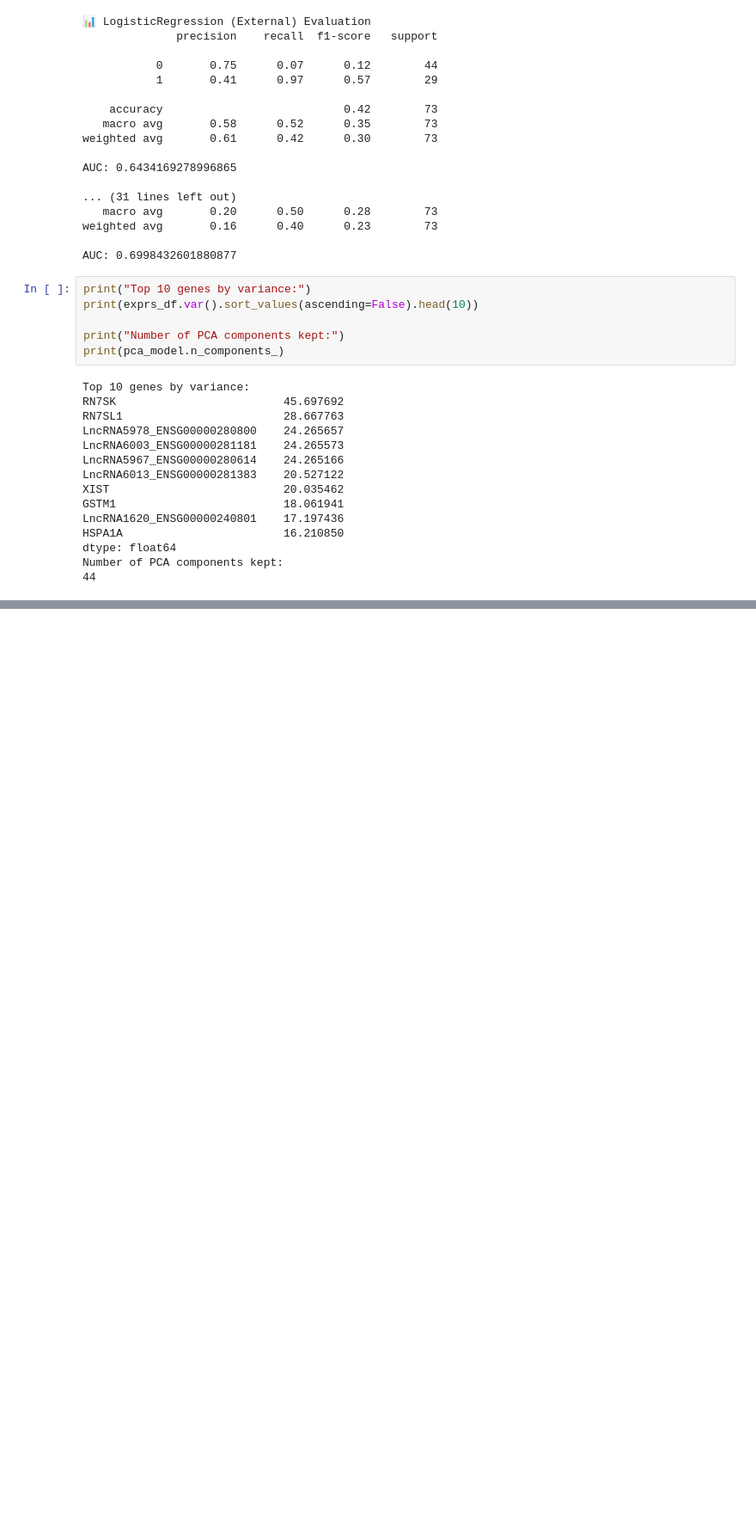
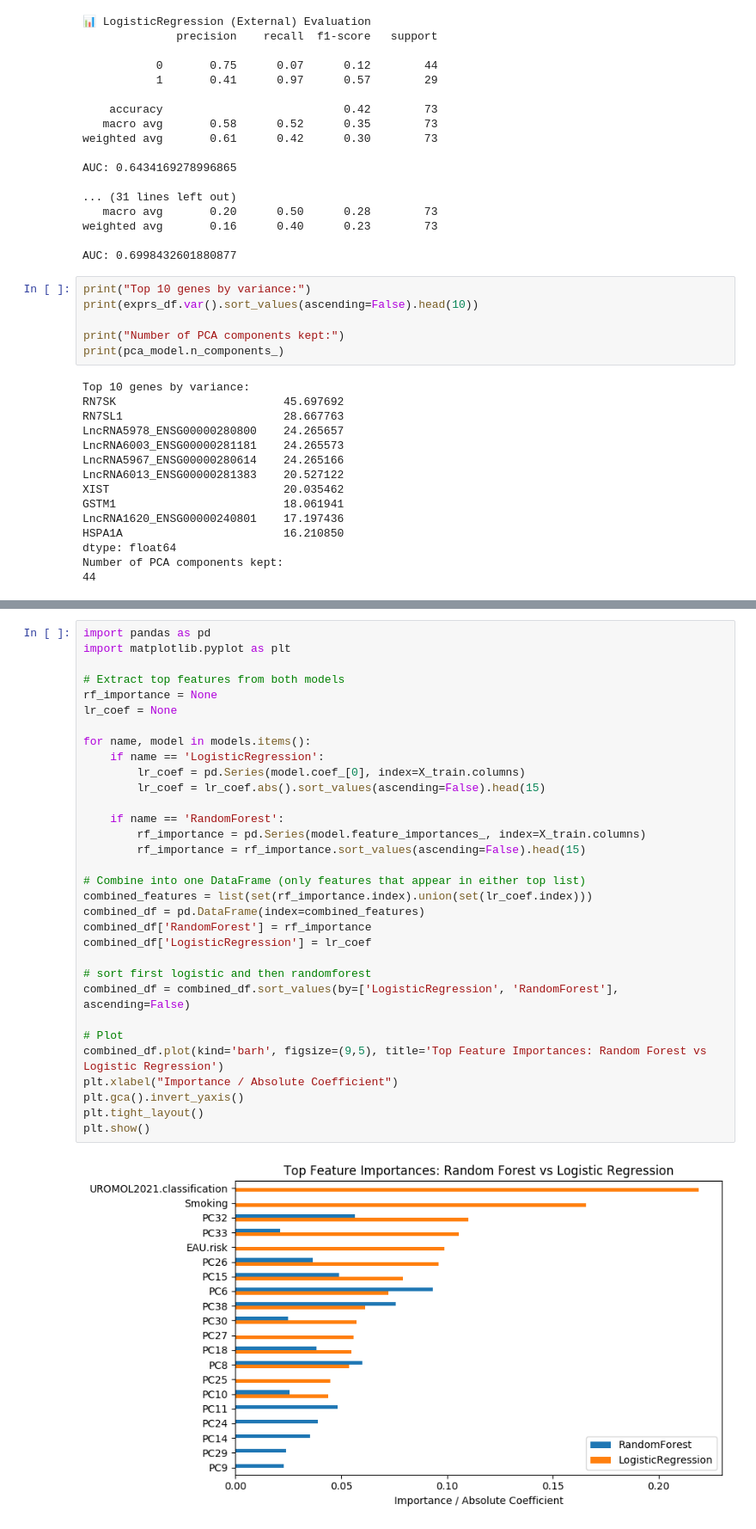
Before and after one commit to Hasti-Jalali/BIOF_520_Assignment4, a Jupyter notebook: main.ipynb, the cells around one changed output, grey strips where cells are left out. Shown at 86% size. Drawn from its saved outputs; the diff is of its cells as text; blank space fills up the shorter version.

```diff
--- a/main.ipynb
+++ b/main.ipynb
@@ -228,0 +266,34 @@ Number of PCA components kept:
+# %%
+import pandas as pd
+import matplotlib.pyplot as plt
+
+# Extract top features from both models
+rf_importance = None
+lr_coef = None
+
+for name, model in models.items():
+    if name == 'LogisticRegression':
+        lr_coef = pd.Series(model.coef_[0], index=X_train.columns)
+        lr_coef = lr_coef.abs().sort_values(ascending=False).head(15)
+
+    if name == 'RandomForest':
+        rf_importance = pd.Series(model.feature_importances_, index=X_train.columns)
+        rf_importance = rf_importance.sort_values(ascending=False).head(15)
+
+# Combine into one DataFrame (only features that appear in either top list)
+combined_features = list(set(rf_importance.index).union(set(lr_coef.index)))
+combined_df = pd.DataFrame(index=combined_features)
+combined_df['RandomForest'] = rf_importance
+combined_df['LogisticRegression'] = lr_coef
+
+# sort first logistic and then randomforest
+combined_df = combined_df.sort_values(by=['LogisticRegression', 'RandomForest'], ascending=False)
+
+# Plot
+combined_df.plot(kind='barh', figsize=(9,5), title='Top Feature Importances: Random Forest vs Logistic Regression')
+plt.xlabel("Importance / Absolute Coefficient")
+plt.gca().invert_yaxis()
+plt.tight_layout()
+plt.show()
+# %% [output]
+[figure, added]
```
Also changed, not shown: parts of 8 cells of this notebook.
